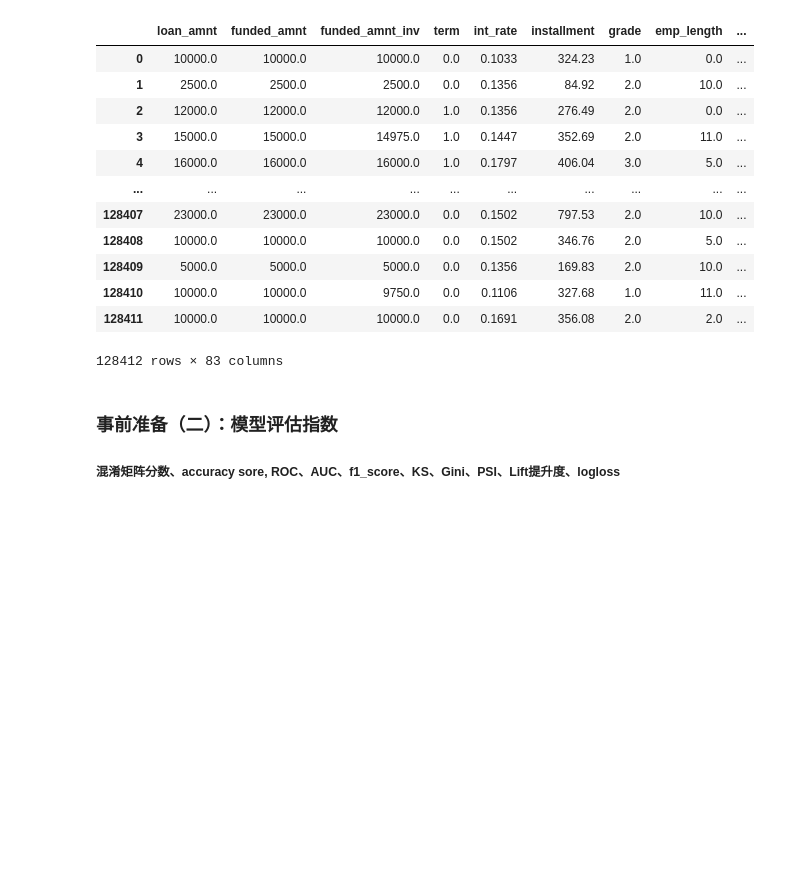
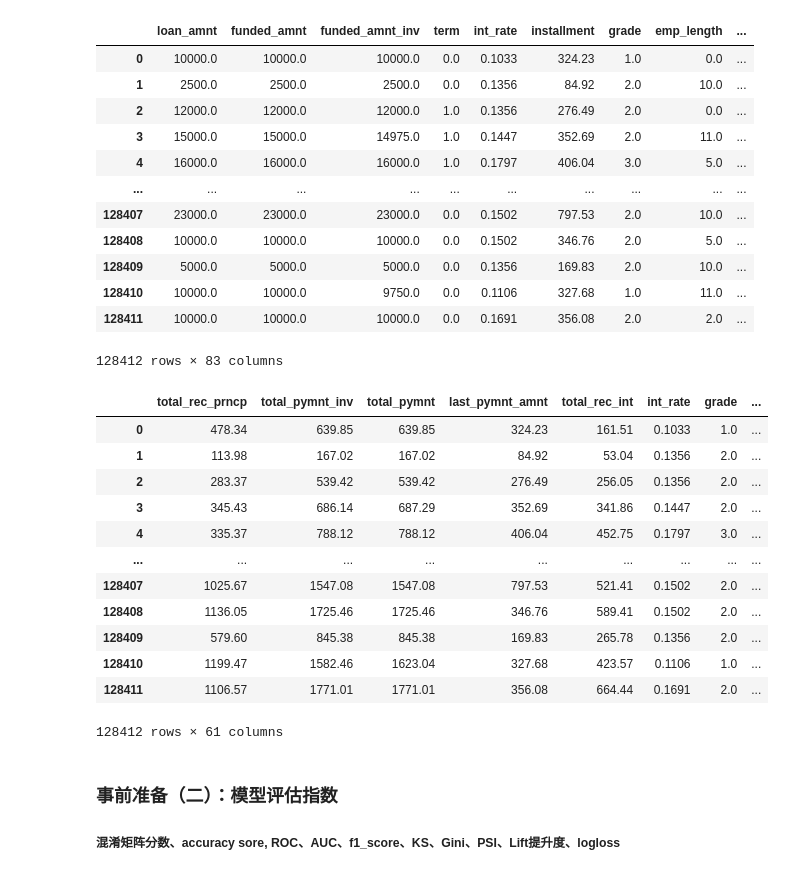
Before and after one commit to Soga-no-Tojiko/credit-data-analysis, a Jupyter notebook: credit_data_analysis_ML.ipynb, the cells around one changed output. Cells and saved outputs as stored; diff of their text form; code cells hidden in the pictures; blank space fills up the shorter version.

```diff
--- a/credit_data_analysis_ML.ipynb
+++ b/credit_data_analysis_ML.ipynb
@@ -127,3 +127,30 @@ fdata
 | 128410 | 10000.0 | 10000.0 | 9750.0 | 0.0 | 0.1106 | 327.68 | 1.0 | 11.0 | ... |
 | 128411 | 10000.0 | 10000.0 | 10000.0 | 0.0 | 0.1691 | 356.08 | 2.0 | 2.0 | ... |
 128412 rows × 83 columns
+# %%
+# 变量分箱：用IV值再筛选一次变量。
+# IV的计算需要用到分箱。这里存在等频、等深、kmeans、决策树、卡方等分箱方法。需实验哪一种分箱能带来较高的IV值。
+# 后续会补充几种分箱的手写函数，这里简单用toad
+
+import toad
+
+iv_list = toad.quality(fdata, 'target', iv_only=True)  #高维度数据，计算gini和信息熵的耗时太长
+columns_to_drop = iv_list[iv_list['iv'] <= 0.02].index # iv大于等于0.02，变量具有弱预测能力。小于0.02表示几乎无预测能力。但也不一定，有些变量或许还可以留下（例如term）
+iv_columns = iv_list[iv_list['iv'] > 0.02].index.tolist()
+iv_columns.append('target')
+fdata_iv = fdata[iv_columns]
+fdata_iv
+# %% [output]
+|  | total_rec_prncp | total_pymnt_inv | total_pymnt | last_pymnt_amnt | total_rec_int | int_rate | grade | ... |
+| 0 | 478.34 | 639.85 | 639.85 | 324.23 | 161.51 | 0.1033 | 1.0 | ... |
+| 1 | 113.98 | 167.02 | 167.02 | 84.92 | 53.04 | 0.1356 | 2.0 | ... |
+| 2 | 283.37 | 539.42 | 539.42 | 276.49 | 256.05 | 0.1356 | 2.0 | ... |
+| 3 | 345.43 | 686.14 | 687.29 | 352.69 | 341.86 | 0.1447 | 2.0 | ... |
+| 4 | 335.37 | 788.12 | 788.12 | 406.04 | 452.75 | 0.1797 | 3.0 | ... |
+| ... | ... | ... | ... | ... | ... | ... | ... | ... |
+| 128407 | 1025.67 | 1547.08 | 1547.08 | 797.53 | 521.41 | 0.1502 | 2.0 | ... |
+| 128408 | 1136.05 | 1725.46 | 1725.46 | 346.76 | 589.41 | 0.1502 | 2.0 | ... |
+| 128409 | 579.60 | 845.38 | 845.38 | 169.83 | 265.78 | 0.1356 | 2.0 | ... |
+| 128410 | 1199.47 | 1582.46 | 1623.04 | 327.68 | 423.57 | 0.1106 | 1.0 | ... |
+| 128411 | 1106.57 | 1771.01 | 1771.01 | 356.08 | 664.44 | 0.1691 | 2.0 | ... |
+128412 rows × 61 columns
```
Also changed, not shown: parts of 11 cells of this notebook.
